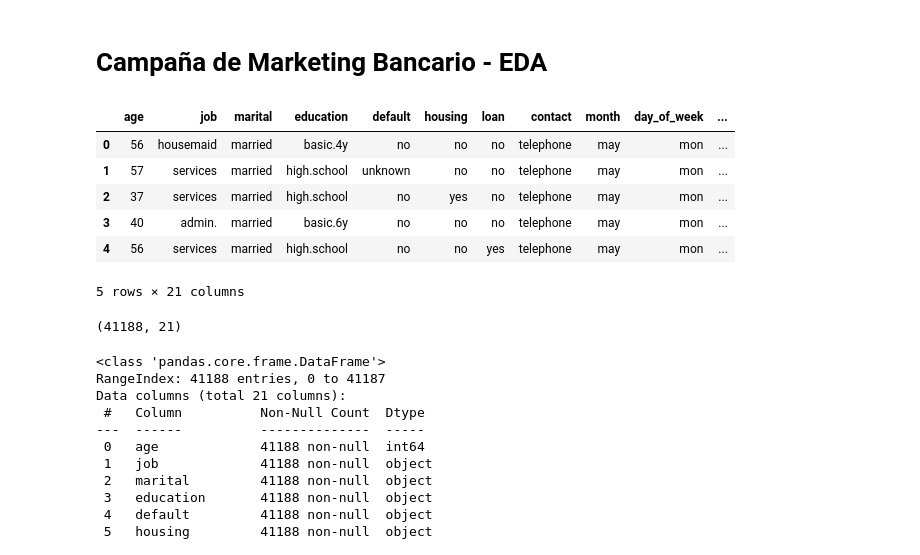
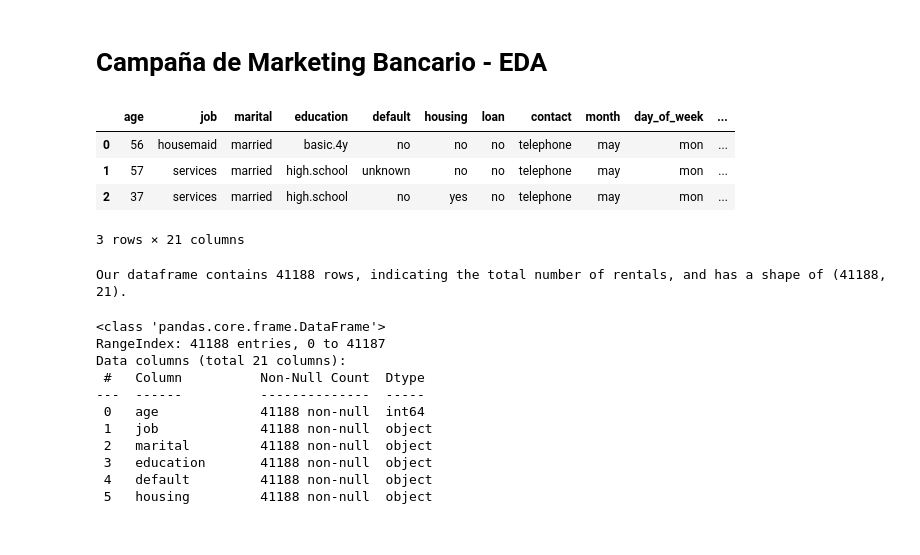
Before and after one commit to NatTajuelo/Ejercicio-y-Tutorial-de-Regresion-Logistica, a Jupyter notebook: src/explore.ipynb, the cells around one changed output. Cells and saved outputs as stored; diff of their text form; code cells hidden in the pictures.

```diff
--- a/src/explore.ipynb
+++ b/src/explore.ipynb
@@ -3,22 +16,17 @@
 # %%
-import pandas as pd
-
 total_data = pd.read_csv("https://raw.githubusercontent.com/4GeeksAcademy/logistic-regression-project-tutorial/main/bank-marketing-campaign-data.csv", sep = ";")
-
-total_data.head()
+total_data.head(3)
 # %% [output]
 |  | age | job | marital | education | default | housing | loan | contact | month | day_of_week | ... |
 | 0 | 56 | housemaid | married | basic.4y | no | no | no | telephone | may | mon | ... |
 | 1 | 57 | services | married | high.school | unknown | no | no | telephone | may | mon | ... |
 | 2 | 37 | services | married | high.school | no | yes | no | telephone | may | mon | ... |
-| 3 | 40 | admin. | married | basic.6y | no | no | no | telephone | may | mon | ... |
-| 4 | 56 | services | married | high.school | no | no | yes | telephone | may | mon | ... |
-5 rows × 21 columns
+3 rows × 21 columns
-# %%
-# Obtener las dimensiones
-total_data.shape
-# %% [output]
-(41188, 21)
+# %%
+# Obtener las dimensiones
+print('Our dataframe contains {} rows, indicating the total number of rentals, and has a shape of {}.'.format(len(total_data), total_data.shape))
+# %% [output]
+Our dataframe contains 41188 rows, indicating the total number of rentals, and has a shape of (41188, 21).
 # %%
 # Obtener información sobre tipos de datos y valores no nulos
 total_data.info()
```
Also changed, not shown: parts of 80 cells of this notebook, 54 other files.
